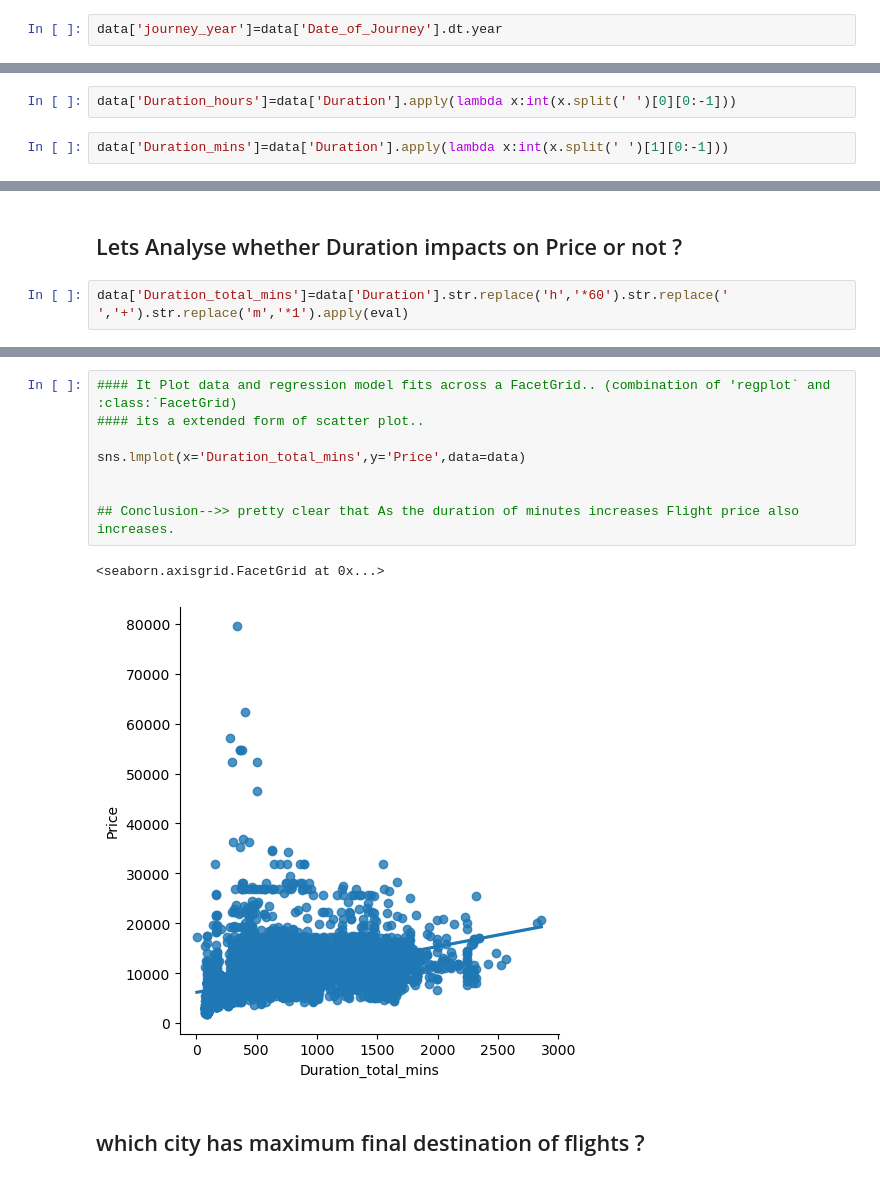
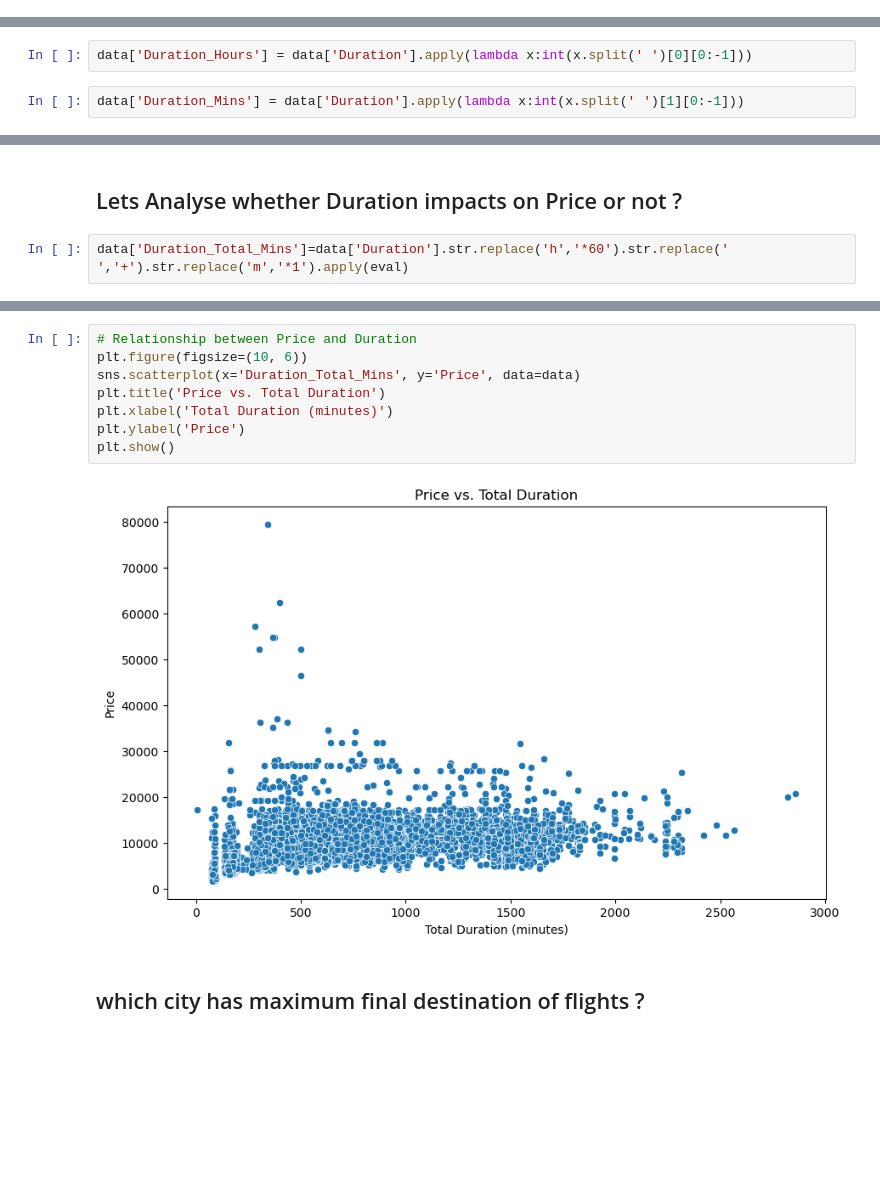
Before and after one commit to ramanuj-sharma/flight_ticket_price_prediction, a Jupyter notebook: flight_ticket_price_prediction.ipynb, the cells around one changed output, grey strips where cells are left out. Saved outputs shown, nothing was run; the diff lists cells and outputs as text; blank space fills up the shorter version.

```diff
--- a/flight_ticket_price_prediction.ipynb
+++ b/flight_ticket_price_prediction.ipynb
@@ -173,2 +173,0 @@ data['journey_month']=data['Date_of_Journey'].dt.month
-# %%
-data['journey_year']=data['Date_of_Journey'].dt.year
@@ -307,9 +300,9 @@ int(data['Duration'][0].split(' ')[1][0:-1])
 # %% [output]
 50
 # %%
-data['Duration_hours']=data['Duration'].apply(lambda x:int(x.split(' ')[0][0:-1]))
+data['Duration_Hours'] = data['Duration'].apply(lambda x:int(x.split(' ')[0][0:-1]))
 # %%
-data['Duration_mins']=data['Duration'].apply(lambda x:int(x.split(' ')[1][0:-1]))
+data['Duration_Mins'] = data['Duration'].apply(lambda x:int(x.split(' ')[1][0:-1]))
 # %%
 data.head(3)
 # %% [output]
@@ -320,7 +313,7 @@ data.head(3)
 # %% [markdown]
 ## Lets Analyse whether Duration impacts on Price or not ?
 # %%
-data['Duration_total_mins']=data['Duration'].str.replace('h','*60').str.replace(' ','+').str.replace('m','*1').apply(eval)
+data['Duration_Total_Mins']=data['Duration'].str.replace('h','*60').str.replace(' ','+').str.replace('m','*1').apply(eval)
 # %%
 data.head(2)
 # %% [output]
@@ -328,16 +321,15 @@ data.head(2)
 | 0 | IndiGo | Banglore | New Delhi | BLR → DEL | 2h 50m | non-stop | No info | 3897 | 24 | ... |
 | 1 | Air India | Kolkata | Banglore | CCU → IXR → BBI → BLR | 7h 25m | 2 stops | No info | 7662 | 5 | ... |
 # %%
-#### It Plot data and regression model fits across a FacetGrid.. (combination of 'regplot` and :class:`FacetGrid)
-#### its a extended form of scatter plot..
-
-sns.lmplot(x='Duration_total_mins',y='Price',data=data)
-
-
-## Conclusion-->> pretty clear that As the duration of minutes increases Flight price also increases.
+# Relationship between Price and Duration
+plt.figure(figsize=(10, 6))
+sns.scatterplot(x='Duration_Total_Mins', y='Price', data=data)
+plt.title('Price vs. Total Duration')
+plt.xlabel('Total Duration (minutes)')
+plt.ylabel('Price')
+plt.show()
 # %% [output]
-<seaborn.axisgrid.FacetGrid at 0x...>
-[figure, old version]
+[figure, new version]
 # %% [markdown]
 ## which city has maximum final destination of flights ?
 # %%
```
Also changed, not shown: parts of 74 cells of this notebook, 1 other file.
